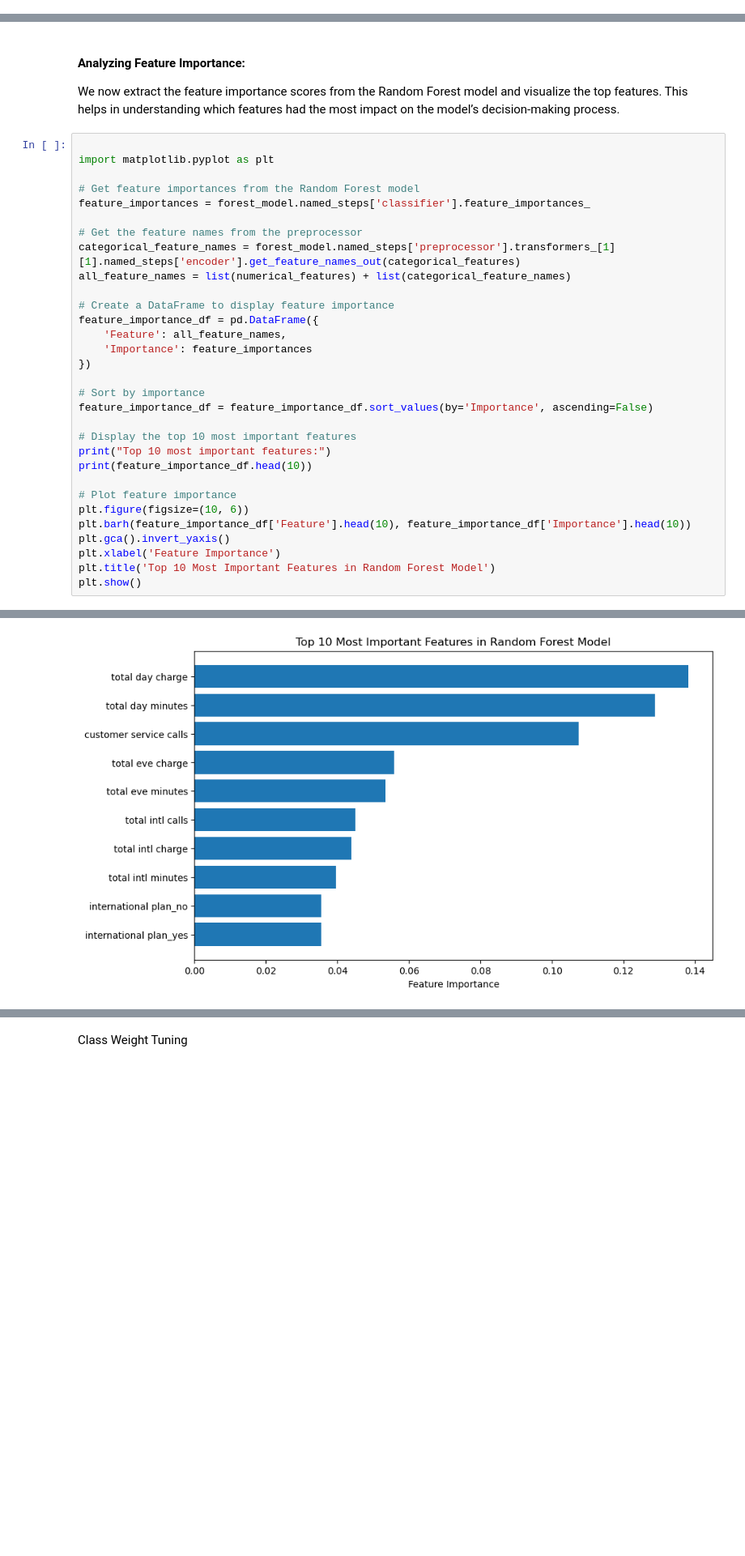
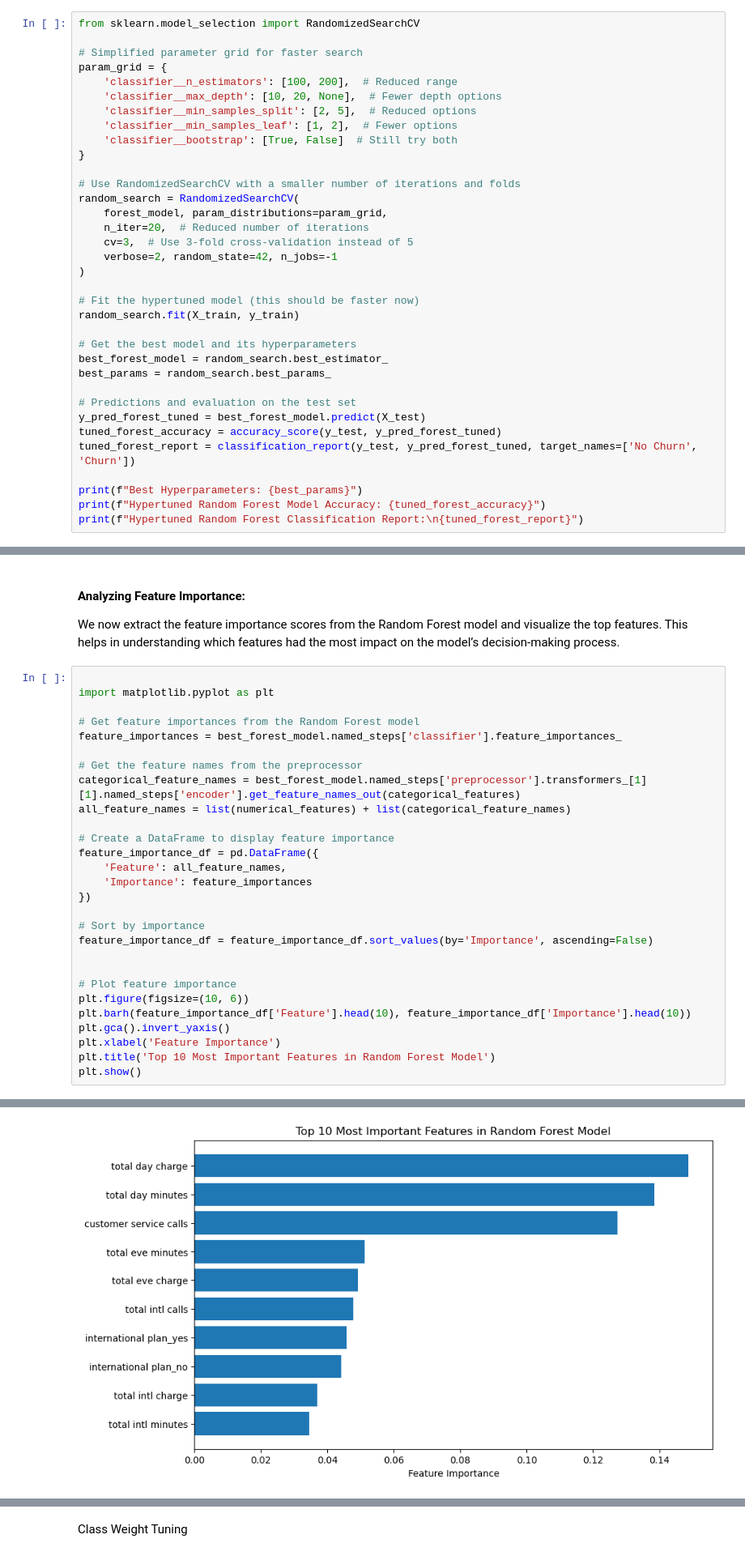
Before and after one commit to nealiyer88/Telecom, a Jupyter notebook: Telecom.ipynb, the cells around one changed output, grey strips where cells are left out. Shown: that part at 81% size. Saved outputs shown, nothing was run; the diff lists cells and outputs as text; blank space fills up the shorter version.

Commit message:
feature importance update

```diff
--- a/Telecom.ipynb
+++ b/Telecom.ipynb
@@ -412,0 +429,35 @@ The Random Forest model outperforms both the Logistic Regression and Decision Tr
+# %%
+from sklearn.model_selection import RandomizedSearchCV
+
+# Simplified parameter grid for faster search
+param_grid = {
+    'classifier__n_estimators': [100, 200],  # Reduced range
+    'classifier__max_depth': [10, 20, None],  # Fewer depth options
+    'classifier__min_samples_split': [2, 5],  # Reduced options
+    'classifier__min_samples_leaf': [1, 2],  # Fewer options
+    'classifier__bootstrap': [True, False]  # Still try both
+}
+
+# Use RandomizedSearchCV with a smaller number of iterations and folds
+random_search = RandomizedSearchCV(
+    forest_model, param_distributions=param_grid,
+    n_iter=20,  # Reduced number of iterations
+    cv=3,  # Use 3-fold cross-validation instead of 5
+    verbose=2, random_state=42, n_jobs=-1
+)
+
+# Fit the hypertuned model (this should be faster now)
+random_search.fit(X_train, y_train)
+
+# Get the best model and its hyperparameters
+best_forest_model = random_search.best_estimator_
+best_params = random_search.best_params_
+
+# Predictions and evaluation on the test set
+y_pred_forest_tuned = best_forest_model.predict(X_test)
+tuned_forest_accuracy = accuracy_score(y_test, y_pred_forest_tuned)
+tuned_forest_report = classification_report(y_test, y_pred_forest_tuned, target_names=['No Churn', 'Churn'])
+
+print(f"Best Hyperparameters: {best_params}")
+print(f"Hypertuned Random Forest Model Accuracy: {tuned_forest_accuracy}")
+print(f"Hypertuned Random Forest Classification Report:\n{tuned_forest_report}")
@@ -418,10 +497,10 @@ We now extract the feature importance scores from the Random Forest model and vi
 import matplotlib.pyplot as plt
 
 # Get feature importances from the Random Forest model
-feature_importances = forest_model.named_steps['classifier'].feature_importances_
+feature_importances = best_forest_model.named_steps['classifier'].feature_importances_
 
 # Get the feature names from the preprocessor
-categorical_feature_names = forest_model.named_steps['preprocessor'].transformers_[1][1].named_steps['encoder'].get_feature_names_out(categorical_features)
+categorical_feature_names = best_forest_model.named_steps['preprocessor'].transformers_[1][1].named_steps['encoder'].get_feature_names_out(categorical_features)
 all_feature_names = list(numerical_features) + list(categorical_feature_names)
 
 # Create a DataFrame to display feature importance
@@ -433,9 +512,6 @@ feature_importance_df = pd.DataFrame({
 # Sort by importance
 feature_importance_df = feature_importance_df.sort_values(by='Importance', ascending=False)
 
-# Display the top 10 most important features
-print("Top 10 most important features:")
-print(feature_importance_df.head(10))
 
 # Plot feature importance
 plt.figure(figsize=(10, 6))
@@ -460,4 +524,4 @@ Top 10 most important features:
-[figure, old version]
+[figure, new version]
 # %% [markdown]
 #### Hypertuning the Full Feature Random Forest Model
 
```
Also changed, not shown: parts of 4 cells of this notebook.
